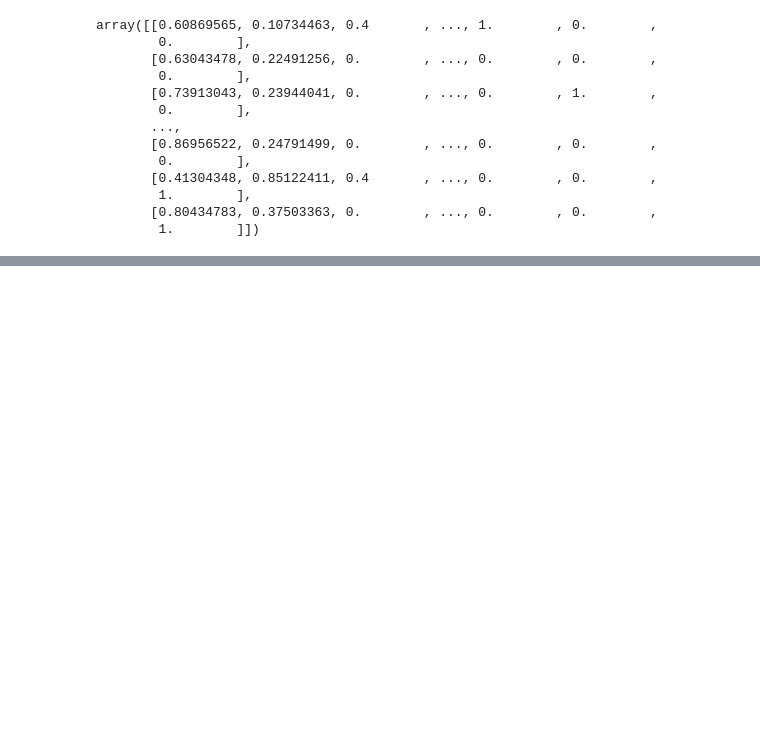
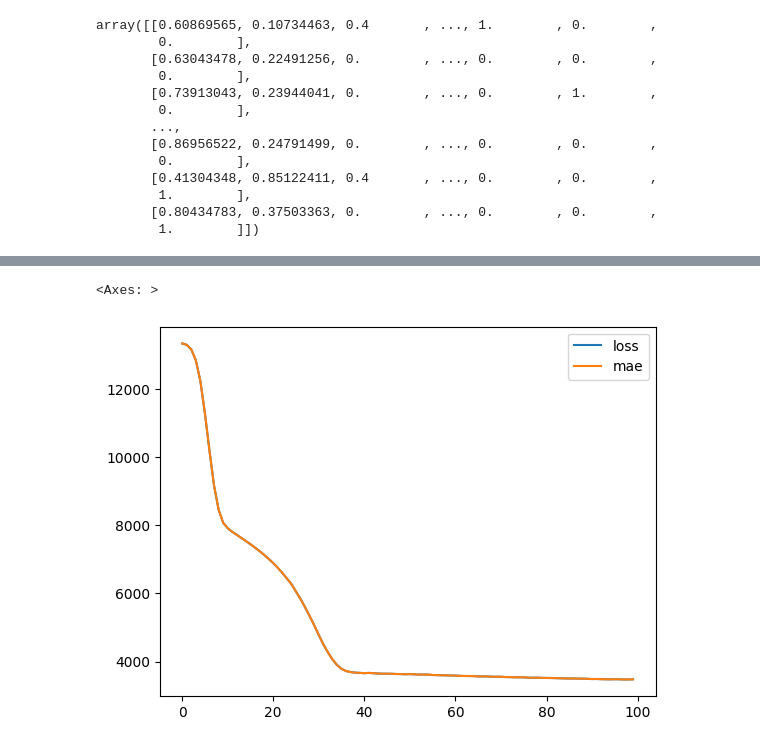
Before and after one commit to MusadaqTanvir/TensforFlowCodes, a Jupyter notebook: 01_Neural_Network_with_TF.ipynb, the cells around one changed output, grey strips where cells are left out. Drawn from its saved outputs; the diff is of its cells as text; code cells hidden in the pictures; blank space fills up the shorter version.

```diff
--- a/01_Neural_Network_with_TF.ipynb
+++ b/01_Neural_Network_with_TF.ipynb
@@ -1115,15 +1115,15 @@ array([[0.60869565, 0.10734463, 0.4       , ..., 1.        , 0.        ,
 tf.random.set_seed(42)
 # create the model
 insurance_model_4 = tf.keras.Sequential([
-    tf.keras.layers.Dense(units=100),
-    tf.keras.layers.Dense(units=10),
-    tf.keras.layers.Dense(units=1)
+    tf.keras.layers.Dense(units=100,activation='linear'),
+    tf.keras.layers.Dense(units=100,activation='linear'),
+    tf.keras.layers.Dense(units=1,activation='linear')
 ])
 
 # Compile the model
 insurance_model_4.compile(loss=tf.keras.losses.mae,optimizer=tf.keras.optimizers.Adam(lr=0.01),metrics=['mae'])
 
 # Fit the Model
-insurance_model_4.fit(X_train_tr,y_train,epochs=200)
+hist = insurance_model_4.fit(X_train_tr,y_train,epochs=100)
 # %% [output]
 WARNING:absl:`lr` is deprecated in Keras optimizer, please use `learning_rate` or use the legacy optimizer, e.g.,tf.keras.optimizers.legacy.Adam.
@@ -1147,0 +1152,5 @@ Epoch 200/200
+# %%
+pd.DataFrame(hist.history).plot()
+# %% [output]
+<Axes: >
+[figure, added]
```
Also changed, not shown: parts of 5 cells of this notebook.
